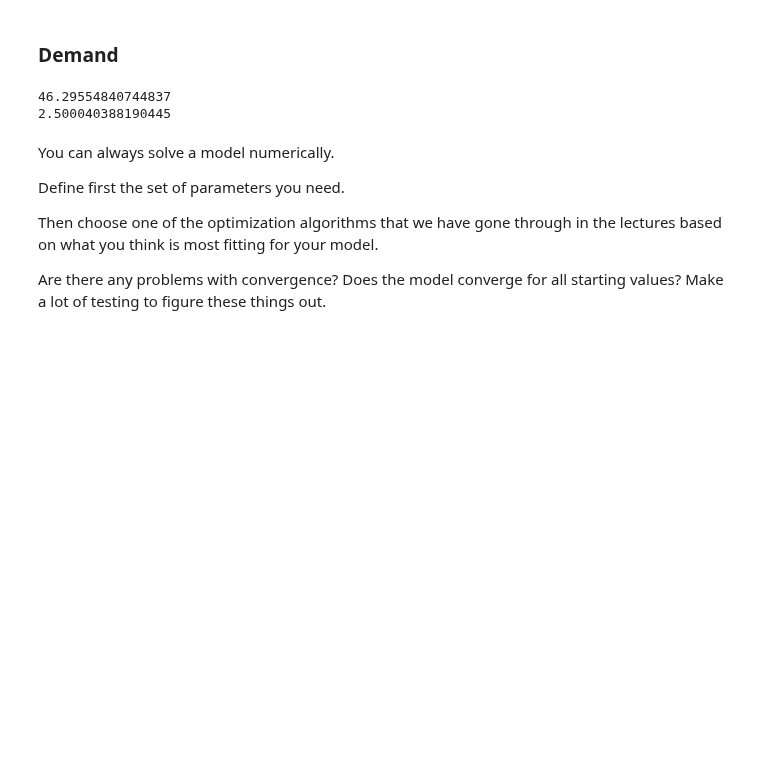
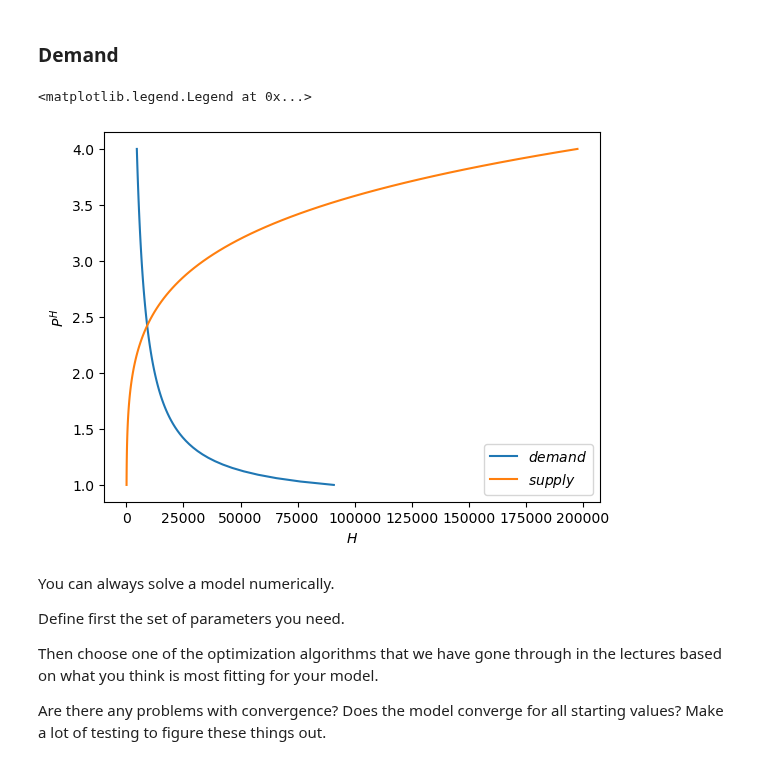
Before and after one commit to NumEconCopenhagen/projects-2023-vennerne, a Jupyter notebook: modelproject/modelproject.ipynb, the cells around one changed output. Drawn from its saved outputs; the diff is of its cells as text; code cells hidden in the pictures; blank space fills up the shorter version.

```diff
--- a/modelproject/modelproject.ipynb
+++ b/modelproject/modelproject.ipynb
@@ -292,43 +260,50 @@ plt.legend()
 # %% [markdown]
 ### Demand
 # %%
-def u_func(H,C,eta=0.50):
+del i,j
+
+def u_func(H,C,eta):
     return H**eta * C**(1-eta)
 
-Y=10
+Y=10000
 m=0.5
 d=0.3
 i=0.05
 pie=0.02
-delta=0.01
+delta=0.02
 tau=0.02
 u=(1-d)*i-pie+delta+tau
 Y_disp = (1-m)*Y
-PH=1.2
 
-# a. objective function (to minimize)
-def value_of_choice(x,eta,PH,u,Y_disp):
-    # note: x is a array, but u_func takes scalars.
-    return -u_func(x[0],x[1])
 
-# b. constraints (violated if negative) and bounds. x is an array.
-constraints = ({'type': 'ineq', 'fun': lambda x:  Y_disp-PH*u*x[0]-x[1]})
-bounds = ((0,Y_disp/(PH*u)),(0,Y_disp))
+# Define range of beta and PH values
+eta_values = np.linspace(0.1, 0.9, num=5)
+PH_values = np.linspace(0.5, 10, num=100)
 
-# c. call solver, use SLSQP
-initial_guess = [Y_disp/PH/2,Y_disp/2]
+# Create an empty array to store the results
+H_opt_d = np.zeros((len(eta_values), len(PH_values)))
+C_opt_d = np.zeros((len(eta_values), len(PH_values)))
 
-sol_case2 = optimize.minimize(
-    value_of_choice, initial_guess, args=(eta,PH,u,Y_disp),
-    method='SLSQP', bounds=bounds, constraints=constraints)
+# Loop over beta and PH values and solve the profit function
+for i, eta in enumerate(eta_values):
+    for j, PH in enumerate(PH_values):
+        # a. objective function (to minimize)
+        def value_of_choice(x,eta,PH,u,Y_disp):
+        # note: x is a array, but u_func takes scalars.
+            return -u_func(x[0],x[1],eta)
 
-# d. unpack solution
-H = sol_case2.x[0]
-C = sol_case2.x[1]
-u = u_func(H,C,eta)
+        # b. constraints (violated if negative) and bounds. x is an array.
+        constraints = ({'type': 'ineq', 'fun': lambda x:  Y_disp-PH*u*x[0]-x[1]})
+        bounds = ((0,Y_disp/(PH*u)),(0,Y_disp))
 
-print(H)
-print(C)
+        # c. call solver, use SLSQP
+        initial_guess = [Y_disp/PH/2,Y_disp/2]
+
+        sol_case2 = optimize.minimize(
+            value_of_choice, initial_guess, args=(eta,PH,u,Y_disp),
+            method='SLSQP', bounds=bounds, constraints=constraints)
+
+        # d. unpack solution
+        utility = u_func(H,C,eta)
+        H_opt_d[i,j] = sol_case2.x[0]
+        C_opt_d[i,j] = sol_case2.x[1]
-# %% [output]
-46.29554840744837
-2.500040388190445
@@ -335,3 +317,13 @@ print(C)
+# %%
+fig = plt.figure()
+plt.plot(H_opt_d[2,:],PH_values, label=r'$demand$')
+plt.plot(H_opt_s[3,:],PH_values, label=r'$supply$')
+plt.xlabel(r'$H$')
+plt.ylabel(r'$P^H$')
+plt.legend()
+# %% [output]
+<matplotlib.legend.Legend at 0x...>
+[figure, added]
 # %% [markdown]
 You can always solve a model numerically.
 
```
Also changed, not shown: parts of 19 cells of this notebook.
